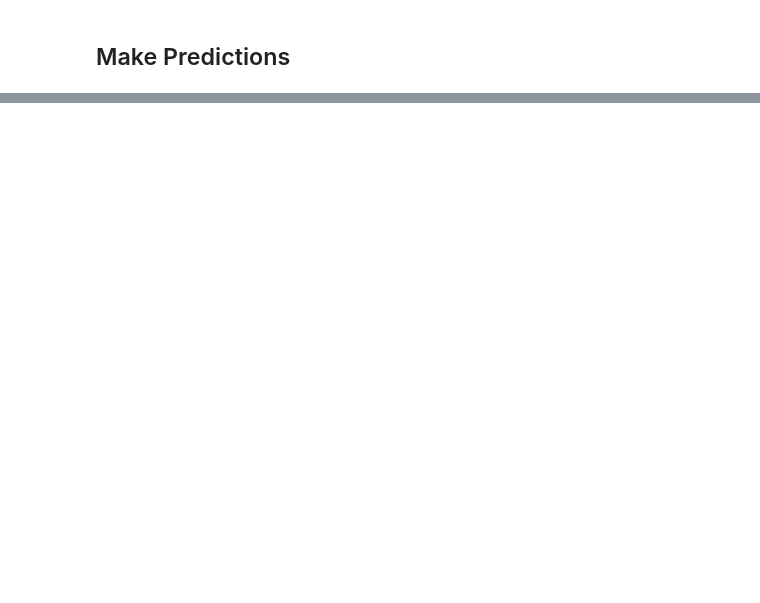
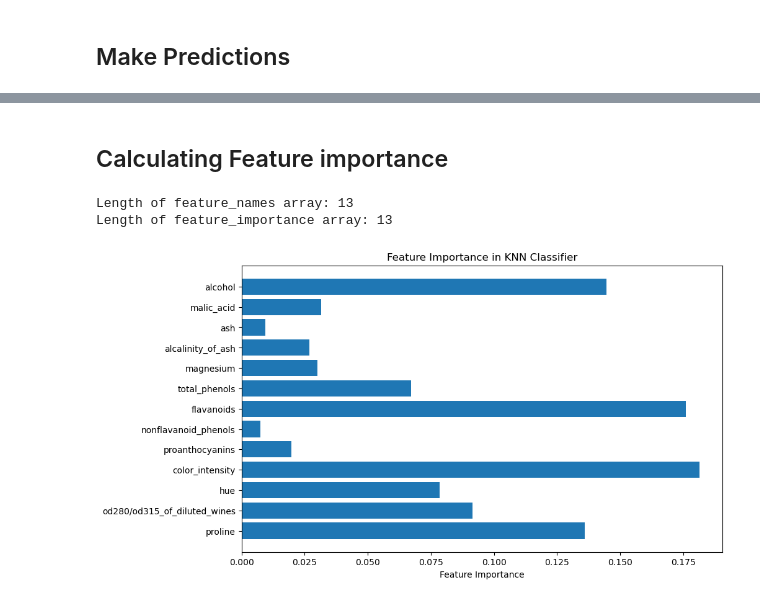
Before and after one commit to raolson83/Final_Bootcamp_Project, a Jupyter notebook: KNN_Model_Jack.ipynb, the cells around one changed output, grey strips where cells are left out. Saved outputs shown, nothing was run; the diff lists cells and outputs as text; code cells hidden in the pictures; blank space fills up the shorter version.

```diff
--- a/KNN_Model_Jack.ipynb
+++ b/KNN_Model_Jack.ipynb
@@ -322,0 +397,22 @@ Accuracy: 0.58
+# %% [markdown]
+## Calculating Feature importance
+# %%
+# Check the lengths of feature_names and feature_importance arrays
+print("Length of feature_names array:", len(feature_names))
+print("Length of feature_importance array:", len(feature_importance))
+
+# Plot feature importance if lengths match
+if len(feature_names) == len(feature_importance):
+    # Create a bar plot
+    plt.figure(figsize=(10, 6))
+    plt.barh(feature_names, feature_importance)
+    plt.xlabel('Feature Importance')
+    plt.title('Feature Importance in KNN Classifier')
+    plt.gca().invert_yaxis()  # Invert y-axis to show most important features at the top
+    plt.show()
+else:
+    print("Error: Lengths of feature_names and feature_importance arrays do not match.")
+# %% [output]
+Length of feature_names array: 13
+Length of feature_importance array: 13
+[figure, added]
```
Also changed, not shown: parts of 19 cells of this notebook.
